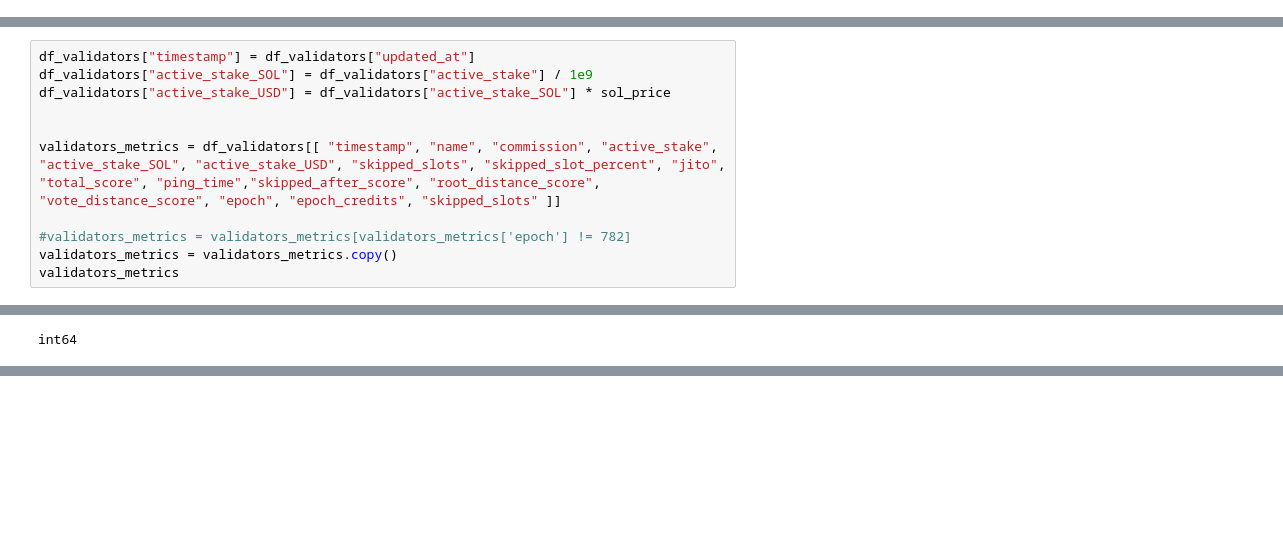
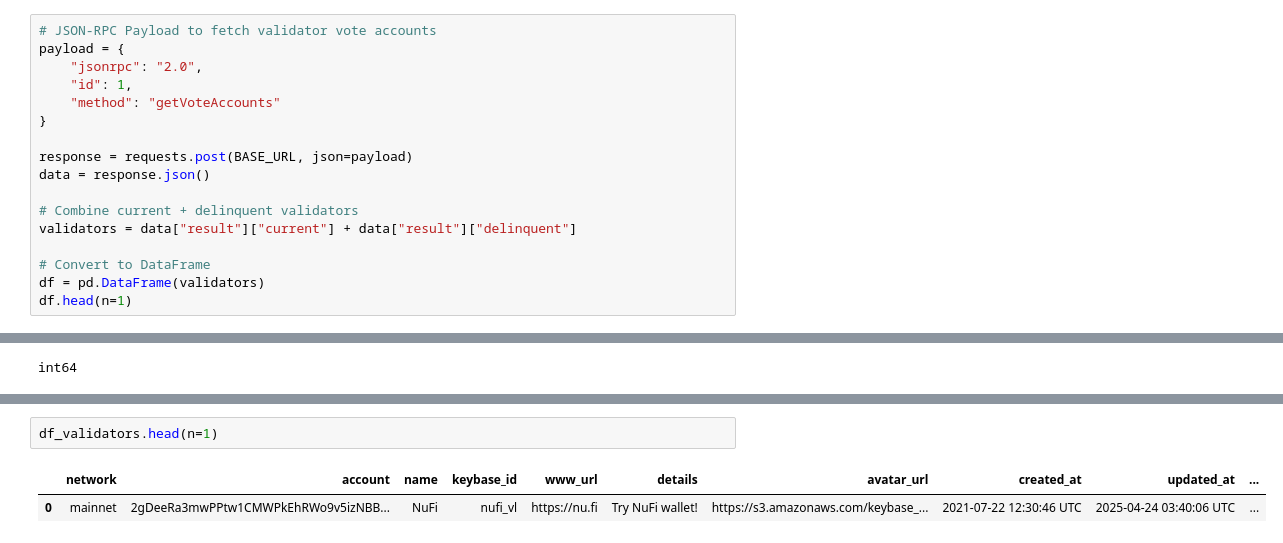
Before and after one commit to apostleoffinance/Solana-Predictive-Staking-Analytics, a Jupyter notebook: notebook/01_data.ipynb, the cells around one changed output, grey strips where cells are left out. Drawn from its saved outputs; the diff is of its cells as text; blank space fills up the shorter version.

```diff
--- a/notebook/01_data.ipynb
+++ b/notebook/01_data.ipynb
@@ -17,0 +96,17 @@ pd.set_option('display.float_format', '{:.8f}'.format)
+# %%
+# JSON-RPC Payload to fetch validator vote accounts
+payload = {
+    "jsonrpc": "2.0",
+    "id": 1,
+    "method": "getVoteAccounts"
+}
+
+response = requests.post(BASE_URL, json=payload)
+data = response.json()
+
+# Combine current + delinquent validators
+validators = data["result"]["current"] + data["result"]["delinquent"]
+
+# Convert to DataFrame
+df = pd.DataFrame(validators)
+df.head(n=1)
@@ -113,11 +540,0 @@ df_validators.columns.to_list()
-# %%
-df_validators["timestamp"] = df_validators["updated_at"]
-df_validators["active_stake_SOL"] = df_validators["active_stake"] / 1e9
-df_validators["active_stake_USD"] = df_validators["active_stake_SOL"] * sol_price
-
-
-validators_metrics = df_validators[[ "timestamp", "name", "commission", "active_stake", "active_stake_SOL", "active_stake_USD", "skipped_slots", "skipped_slot_percent", "jito", "total_score", "ping_time","skipped_after_score", "root_distance_score", "vote_distance_score", "epoch", "epoch_credits", "skipped_slots" ]]
-
-#validators_metrics = validators_metrics[validators_metrics['epoch'] != 782]
-validators_metrics = validators_metrics.copy()
-validators_metrics
@@ -327,0 +680,5 @@ df_stake_pools
+# %%
+df_validators.head(n=1)
+# %% [output]
+|  | network | account | name | keybase_id | www_url | details | avatar_url | created_at | updated_at | ... |
+| 0 | mainnet | 2gDeeRa3mwPPtw1CMWPkEhRWo9v5izNBB... | NuFi | nufi_vl | https://nu.fi | Try NuFi wallet! | https://s3.amazonaws.com/keybase_... | 2021-07-22 12:30:46 UTC | 2025-04-24 03:40:06 UTC | ... |
```
Also changed, not shown: parts of 56 cells of this notebook, 19 other files.
